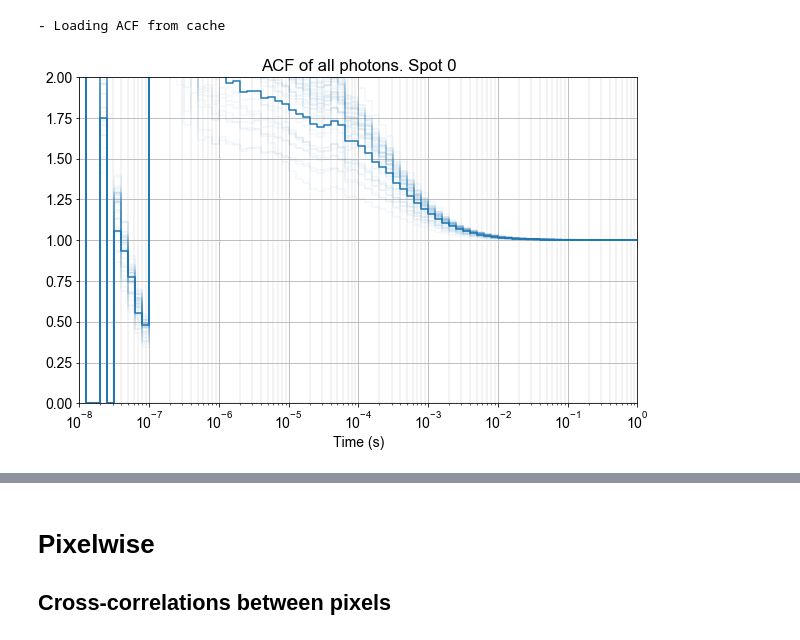
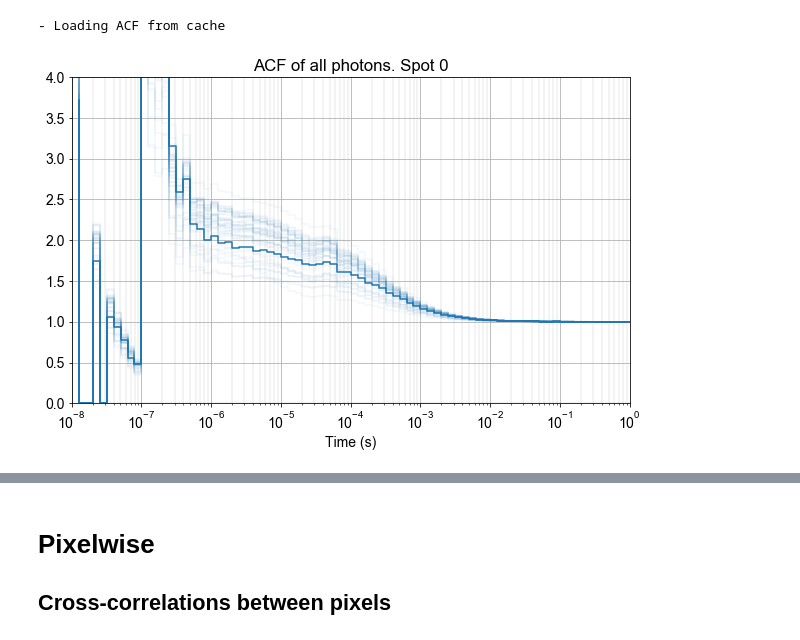
Before and after one commit to tritemio/48-pixel-SPAD-crosstalk-analysis, a Jupyter notebook: ACF and CCF.ipynb, the cells around one changed output, grey strips where cells are left out. Drawn from its saved outputs; the diff is of its cells as text; code cells hidden in the pictures.

```diff
--- a/ACF and CCF.ipynb
+++ b/ACF and CCF.ipynb
@@ -304,15 +300,15 @@ else:
 # %%
 fig, ax = plt.subplots(figsize=(10, 6))
 plt.xlabel('Time (s)')
 plt.grid(True); plt.grid(True, which='minor', lw=0.3)
 plt.title('ACF of all photons. Spot %d' % 0)
-plt.ylim(0.0, 2)
+plt.ylim(0.0, 4)
 plt.xlim(10**-8, 1)
 lines = plt.semilogx(bins[1:]*unit, GN.T, drawstyle='steps-pre', alpha=0.05, color='C0')
 line = lines[0]
 line.set_alpha(1)
 # %% [output]
-[figure, old version]
+[figure, new version]
 # %%
 @interact(
     spot=(0, 47),
```
Also changed, not shown: parts of 8 cells of this notebook, 8 other files.
